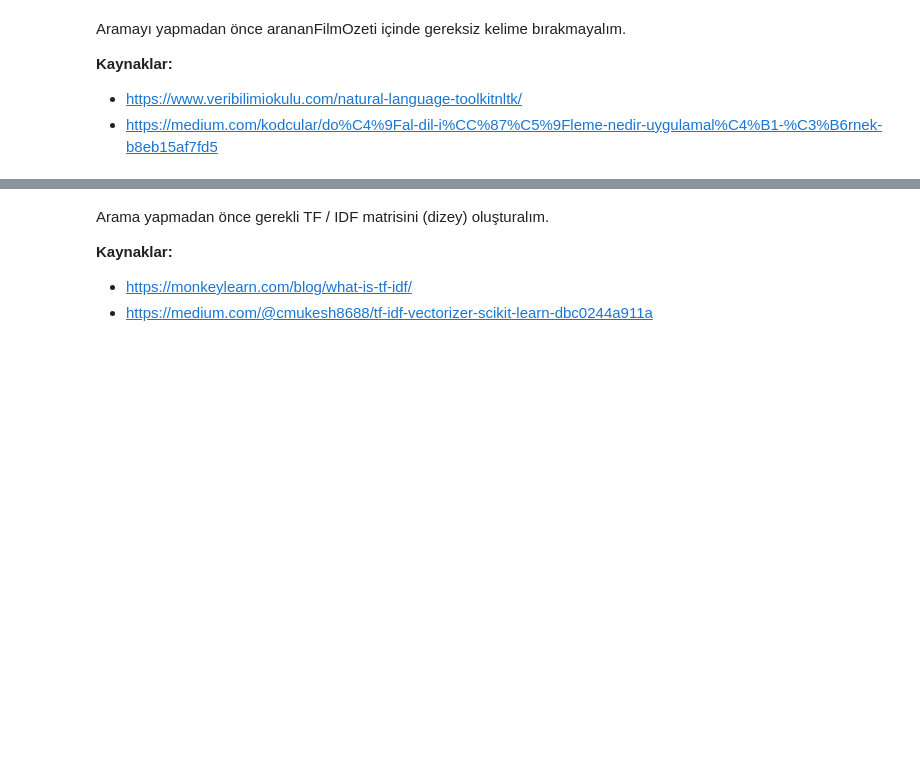
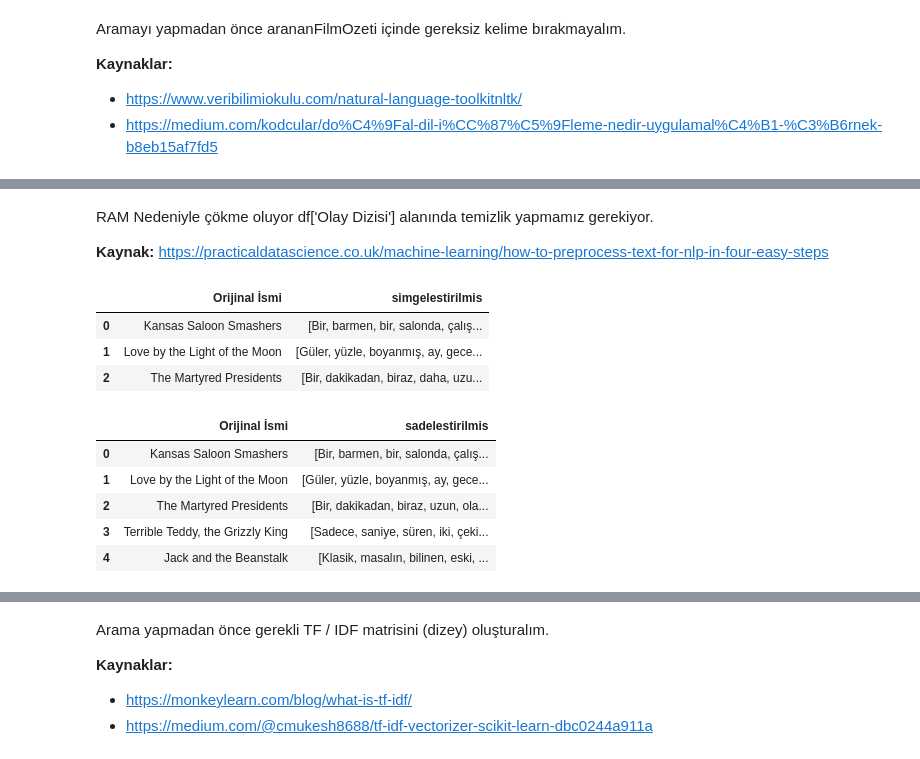
Before and after one commit to IFL-Elestirmenler/FilmAB, a Jupyter notebook: filmOzetindenBenzerFilmlerinBulunmasi.ipynb, the cells around one changed output, grey strips where cells are left out. Saved outputs shown, nothing was run; the diff lists cells and outputs as text; code cells hidden in the pictures; blank space fills up the shorter version.

```diff
--- a/filmOzetindenBenzerFilmlerinBulunmasi.ipynb
+++ b/filmOzetindenBenzerFilmlerinBulunmasi.ipynb
@@ -83,3 +85,15 @@ df = df.replace('ý','ı')
+# %%
+df['Olay Dizisi'] = df['Olay Dizisi'].replace('1','')
+df['Olay Dizisi'] = df['Olay Dizisi'].replace('2','')
+df['Olay Dizisi'] = df['Olay Dizisi'].replace('3','')
+df['Olay Dizisi'] = df['Olay Dizisi'].replace('4','')
+df['Olay Dizisi'] = df['Olay Dizisi'].replace('5','')
+df['Olay Dizisi'] = df['Olay Dizisi'].replace('6','')
+df['Olay Dizisi'] = df['Olay Dizisi'].replace('7','')
+df['Olay Dizisi'] = df['Olay Dizisi'].replace('8','')
+df['Olay Dizisi'] = df['Olay Dizisi'].replace('9','')
+df['Olay Dizisi'] = df['Olay Dizisi'].replace('[','')
+df['Olay Dizisi'] = df['Olay Dizisi'].replace(']','')
 # %% [markdown]
 Özetten arama yapmak için istediğimiz özelliklerin olduğu bir film girdisi yapılacaktır.
 
@@ -117,0 +132,32 @@ print(gereksizKelimelerCikarilmisArananFilmOzeti)
+# %% [markdown]
+RAM Nedeniyle çökme oluyor df['Olay Dizisi'] alanında temizlik yapmamız gerekiyor.
+
+**Kaynak:** https://practicaldatascience.co.uk/machine-learning/how-to-preprocess-text-for-nlp-in-four-easy-steps
+# %%
+from nltk.stem.porter import PorterStemmer
+
+def simgelestir(sutun):
+  tokens = nltk.word_tokenize(sutun)
+  return [w for w in tokens if w.isalpha()]
+# %%
+df['simgelestirilmis'] = df.apply(lambda x: simgelestir(x['Olay Dizisi']), axis=1)
+df[['Orijinal İsmi', 'simgelestirilmis']].head(3)
+# %% [output]
+|  | Orijinal İsmi | simgelestirilmis |
+| 0 | Kansas Saloon Smashers | [Bir, barmen, bir, salonda, çalış... |
+| 1 | Love by the Light of the Moon | [Güler, yüzle, boyanmış, ay, gece... |
+| 2 | The Martyred Presidents | [Bir, dakikadan, biraz, daha, uzu... |
+# %%
+def remove_stopwords(simgelestirilmisSutun):
+    stops = set(stopwords.words("turkish"))
+    return [word for word in simgelestirilmisSutun if not word in stops]
+# %%
+df['sadelestirilmis'] = df.apply(lambda x: remove_stopwords(x['simgelestirilmis']), axis=1)
+df[['Orijinal İsmi', 'sadelestirilmis']].head()
+# %% [output]
+|  | Orijinal İsmi | sadelestirilmis |
+| 0 | Kansas Saloon Smashers | [Bir, barmen, bir, salonda, çalış... |
+| 1 | Love by the Light of the Moon | [Güler, yüzle, boyanmış, ay, gece... |
+| 2 | The Martyred Presidents | [Bir, dakikadan, biraz, uzun, ola... |
+| 3 | Terrible Teddy, the Grizzly King | [Sadece, saniye, süren, iki, çeki... |
+| 4 | Jack and the Beanstalk | [Klasik, masalın, bilinen, eski, ... |
```
Also changed, not shown: parts of 27 cells of this notebook.
